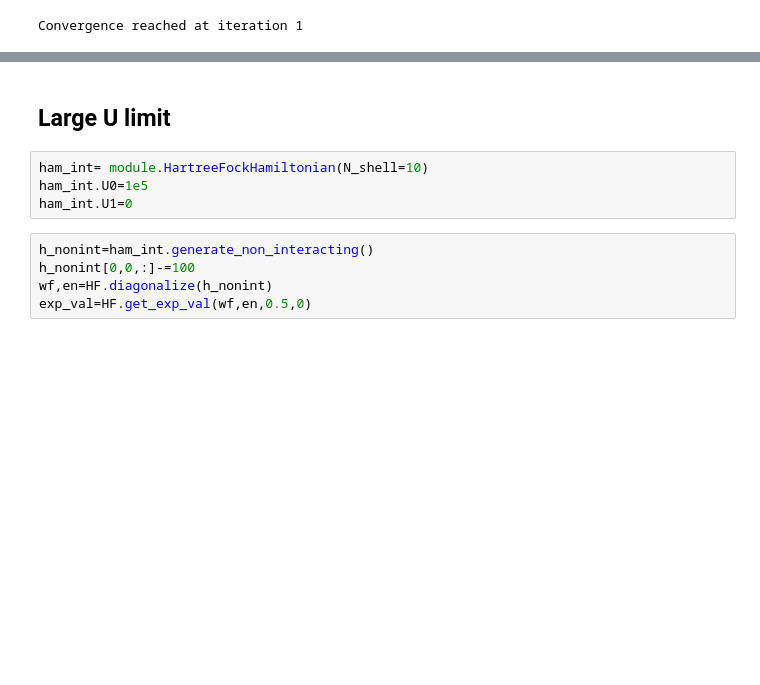
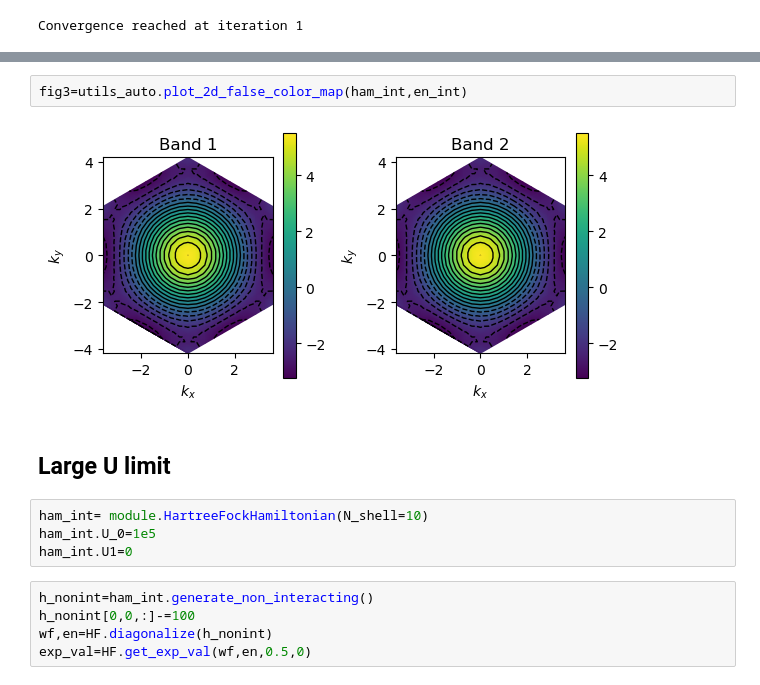
Before and after one commit to hainingpan/HartreeFock_GPT, a Jupyter notebook: test_coding/automation/template.ipynb, the cells around one changed output, grey strips where cells are left out. Cells and saved outputs as stored; diff of their text form; blank space fills up the shorter version.

```diff
--- a/test_coding/automation/template.ipynb
+++ b/test_coding/automation/template.ipynb
@@ -176,8 +178,12 @@ utils_auto.plot_2d_bandstructure(ham_int,en_int)
+# %%
+fig3=utils_auto.plot_2d_false_color_map(ham_int,en_int)
+# %% [output]
+[figure, added]
 # %% [markdown]
 ## Large U limit
 # %%
 ham_int= module.HartreeFockHamiltonian(N_shell=10)
-ham_int.U0=1e5
+ham_int.U_0=1e5
 ham_int.U1=0
 # %%
 h_nonint=ham_int.generate_non_interacting()
```
Also changed, not shown: parts of 31 cells of this notebook, 14 other files.
